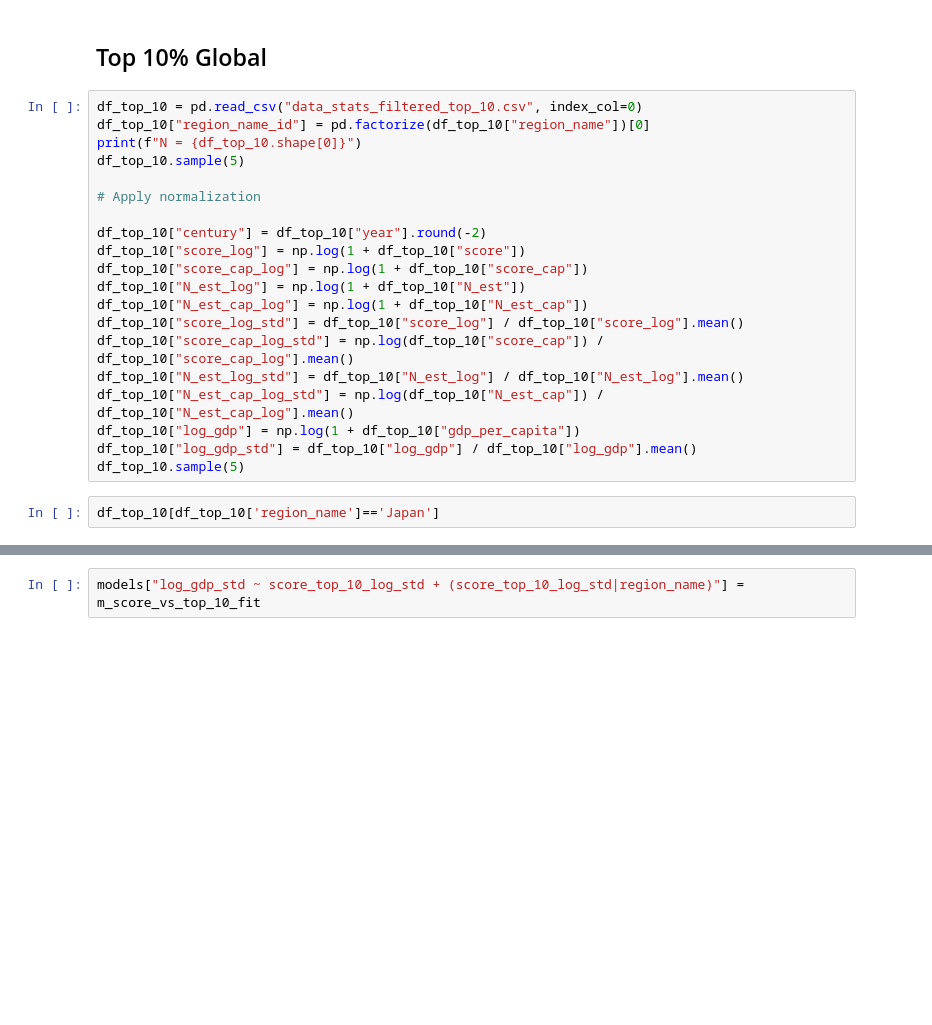
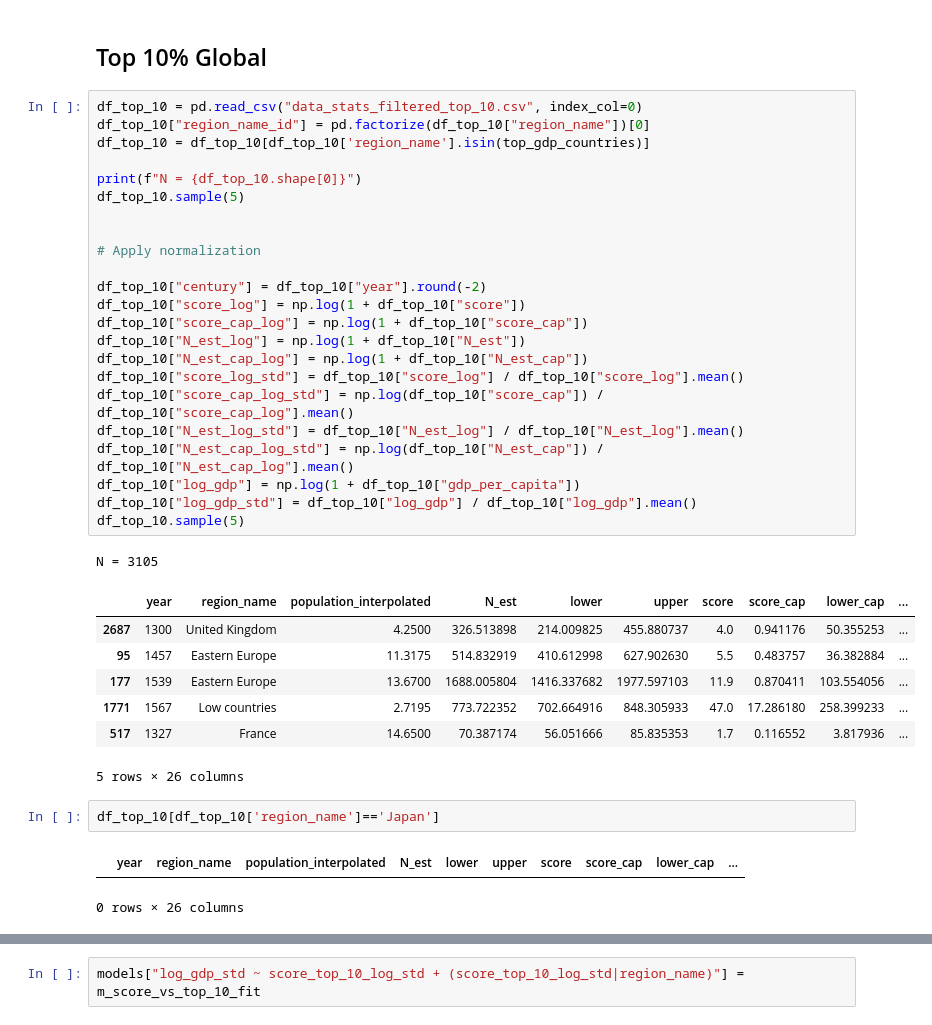
Before and after one commit to charlesdedampierre/cultura_project, a Jupyter notebook: stats_correlation/BRM_normal_top_50_top_10_top_analysis_filtered_gdb.ipynb, the cells around one changed output, grey strips where cells are left out. Saved outputs shown, nothing was run; the diff lists cells and outputs as text; blank space fills up the shorter version.

```diff
--- a/stats_correlation/BRM_normal_top_50_top_10_top_analysis_filtered_gdb.ipynb
+++ b/stats_correlation/BRM_normal_top_50_top_10_top_analysis_filtered_gdb.ipynb
@@ -430,25 +538,40 @@ az.plot_compare(waic_compare.loc[waic_compare.index.str.contains("region_name")]
 # %%
 df_top_10 = pd.read_csv("data_stats_filtered_top_10.csv", index_col=0)
 df_top_10["region_name_id"] = pd.factorize(df_top_10["region_name"])[0]
+df_top_10 = df_top_10[df_top_10['region_name'].isin(top_gdp_countries)]
+
 print(f"N = {df_top_10.shape[0]}")
 df_top_10.sample(5)
+
 
 # Apply normalization
 
 df_top_10["century"] = df_top_10["year"].round(-2)
 df_top_10["score_log"] = np.log(1 + df_top_10["score"])
 df_top_10["score_cap_log"] = np.log(1 + df_top_10["score_cap"])
 df_top_10["N_est_log"] = np.log(1 + df_top_10["N_est"])
 df_top_10["N_est_cap_log"] = np.log(1 + df_top_10["N_est_cap"])
 df_top_10["score_log_std"] = df_top_10["score_log"] / df_top_10["score_log"].mean()
 df_top_10["score_cap_log_std"] = np.log(df_top_10["score_cap"]) / df_top_10["score_cap_log"].mean()
 df_top_10["N_est_log_std"] = df_top_10["N_est_log"] / df_top_10["N_est_log"].mean()
 df_top_10["N_est_cap_log_std"] = np.log(df_top_10["N_est_cap"]) / df_top_10["N_est_cap_log"].mean()
 df_top_10["log_gdp"] = np.log(1 + df_top_10["gdp_per_capita"])
 df_top_10["log_gdp_std"] = df_top_10["log_gdp"] / df_top_10["log_gdp"].mean()
 df_top_10.sample(5)
+# %% [output]
+N = 3105
+|  | year | region_name | population_interpolated | N_est | lower | upper | score | score_cap | lower_cap | ... |
+| 2687 | 1300 | United Kingdom | 4.2500 | 326.513898 | 214.009825 | 455.880737 | 4.0 | 0.941176 | 50.355253 | ... |
+| 95 | 1457 | Eastern Europe | 11.3175 | 514.832919 | 410.612998 | 627.902630 | 5.5 | 0.483757 | 36.382884 | ... |
+| 177 | 1539 | Eastern Europe | 13.6700 | 1688.005804 | 1416.337682 | 1977.597103 | 11.9 | 0.870411 | 103.554056 | ... |
+| 1771 | 1567 | Low countries | 2.7195 | 773.722352 | 702.664916 | 848.305933 | 47.0 | 17.286180 | 258.399233 | ... |
+| 517 | 1327 | France | 14.6500 | 70.387174 | 56.051666 | 85.835353 | 1.7 | 0.116552 | 3.817936 | ... |
+5 rows × 26 columns
 # %%
 df_top_10[df_top_10['region_name']=='Japan']
+# %% [output]
+|  | year | region_name | population_interpolated | N_est | lower | upper | score | score_cap | lower_cap | ... |
+0 rows × 26 columns
 # %%
 priors = {
     "Intercept": bmb.Prior("Normal", mu=1, sigma=1),
```
Also changed, not shown: parts of 18 cells of this notebook.
